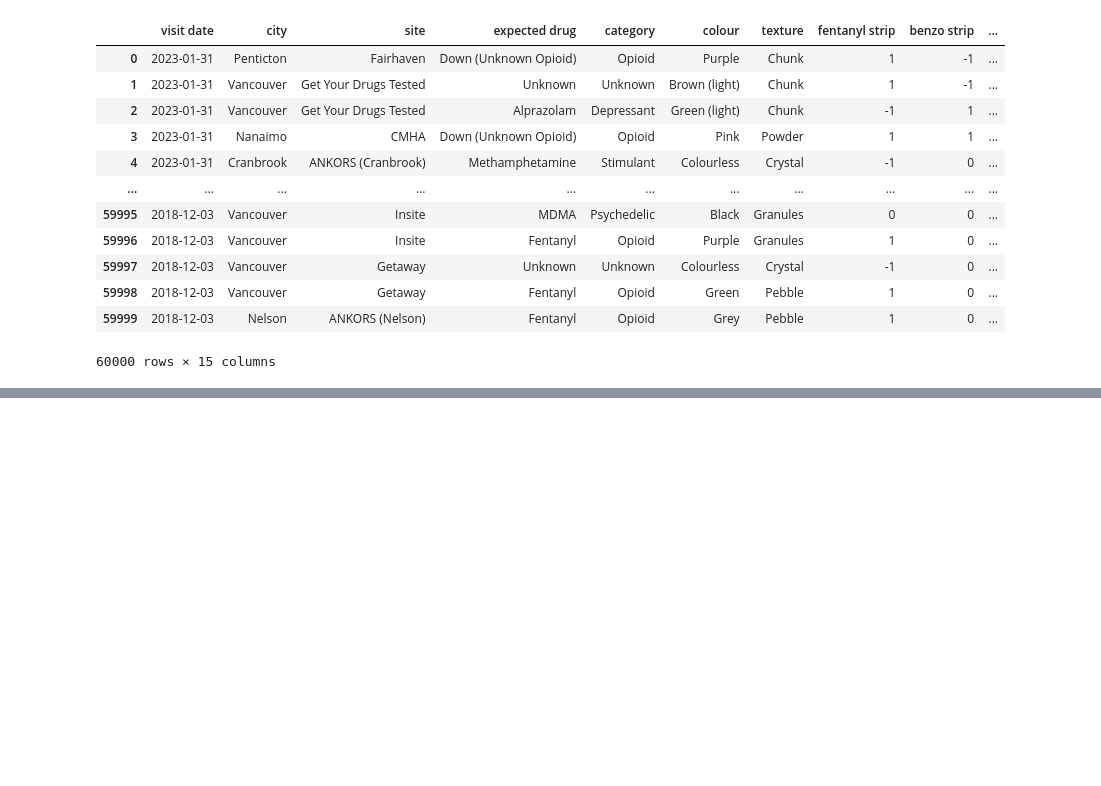
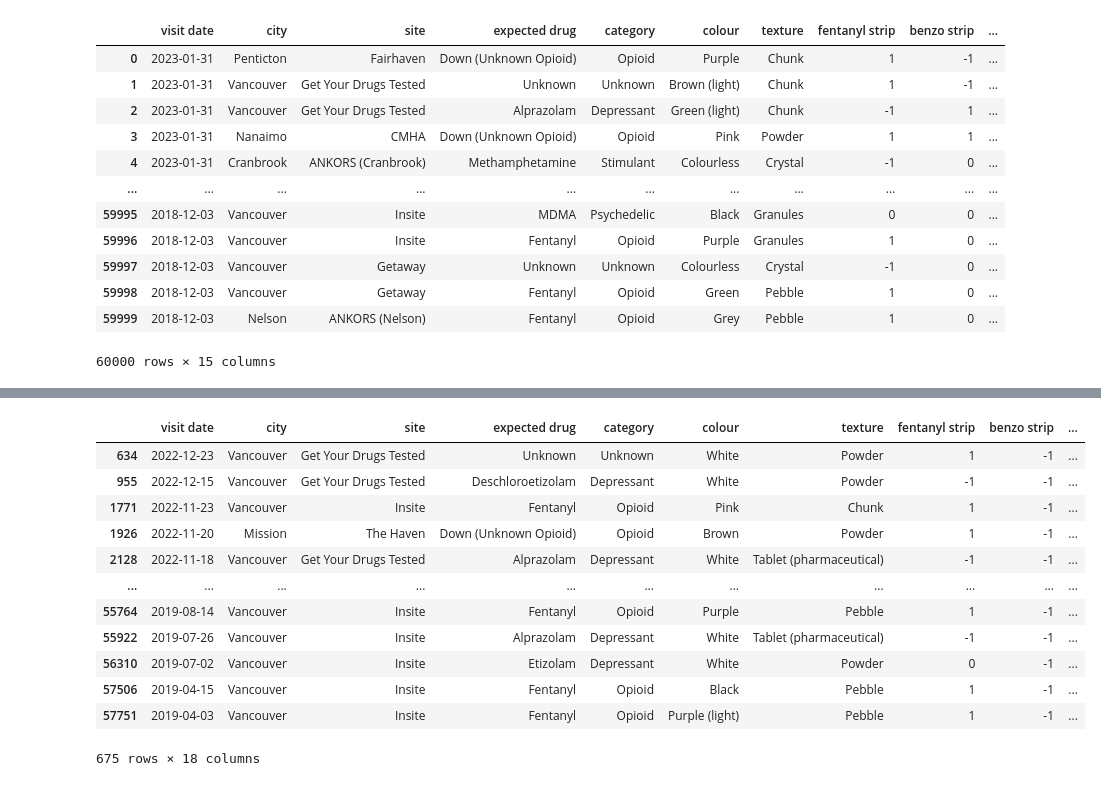
Before and after one commit to Graham-Broughton/drug-testing-project, a Jupyter notebook: notebooks/3.EDA_features_GB.ipynb, the cells around one changed output, grey strips where cells are left out. Cells and saved outputs as stored; diff of their text form; code cells hidden in the pictures; blank space fills up the shorter version.

```diff
--- a/notebooks/3.EDA_features_GB.ipynb
+++ b/notebooks/3.EDA_features_GB.ipynb
@@ -41,0 +29,3 @@ df.head(3)
+# %%
+df = pd.read_csv(os.path.join(CFG.PROCESSED_DATA_PATH, f"df-processed-{CFG.DATE}.csv"))
+df.head(3)
@@ -154,0 +158,56 @@ df['contains_opioids'] = opioids
+# %%
+opioids = df.loc[:, ftirs].applymap(lambda x: utils.opioid_present(x))
+opioids = opioids.apply(sum, axis=1).astype(bool).astype(int)
+df['contains_opioids'] = opioids
+
+df['total_opioids'] = np.where((df['contains_opioids'] == 1) | (df['fentanyl strip'] == 1), 1, 0)
+
+fig = go.Figure(go.Pie(
+    labels=df['total_opioids'].replace({1: "Positive", 0: "Negative"}).value_counts().index,
+    values=df['total_opioids'].value_counts().values,
+    hole=0.65
+))
+fig.update_traces(hoverinfo='value+percent', textinfo='label', textfont_size=20,
+                  marker=dict(line=dict(color='#000000', width=2)))
+fig.update_layout(
+    annotations=[
+        dict(text="Opioids<br>Present", x=0.5, y=0.5, font_size=20, showarrow=False)
+    ]
+)
+fig.show()
+# %%
+benzos = df.loc[:, ftirs].applymap(lambda x: utils.ftir_benzo(x))
+benzos = benzos.apply(sum, axis=1).astype(bool).astype(int)
+df['ftir_benzo'] = benzos
+
+df['total_benzos'] = np.where((df['ftir_benzo'] == 1) | (df['benzo strip'] == 1), 1, 0)
+
+fig = go.Figure(go.Pie(
+    labels=df['total_benzos'].replace({1: "Positive", 0: "Negative"}).value_counts().index,
+    values=df['total_benzos'].value_counts().values,
+    hole=0.65
+))
+fig.update_traces(hoverinfo='value+percent', textinfo='label', textfont_size=20,
+                  marker=dict(line=dict(color='#000000', width=2)))
+fig.update_layout(
+    annotations=[
+        dict(text="Benzos<br>Present", x=0.5, y=0.5, font_size=20, showarrow=False)
+    ]
+)
+fig.show()
+# %%
+df[(df['ftir_benzo'] == 1) & (df['benzo strip'] == -1)]
+# %% [output]
+|  | visit date | city | site | expected drug | category | colour | texture | fentanyl strip | benzo strip | ... |
+| 634 | 2022-12-23 | Vancouver | Get Your Drugs Tested | Unknown | Unknown | White | Powder | 1 | -1 | ... |
+| 955 | 2022-12-15 | Vancouver | Get Your Drugs Tested | Deschloroetizolam | Depressant | White | Powder | -1 | -1 | ... |
+| 1771 | 2022-11-23 | Vancouver | Insite | Fentanyl | Opioid | Pink | Chunk | 1 | -1 | ... |
+| 1926 | 2022-11-20 | Mission | The Haven | Down (Unknown Opioid) | Opioid | Brown | Powder | 1 | -1 | ... |
+| 2128 | 2022-11-18 | Vancouver | Get Your Drugs Tested | Alprazolam | Depressant | White | Tablet (pharmaceutical) | -1 | -1 | ... |
+| ... | ... | ... | ... | ... | ... | ... | ... | ... | ... | ... |
+| 55764 | 2019-08-14 | Vancouver | Insite | Fentanyl | Opioid | Purple | Pebble | 1 | -1 | ... |
+| 55922 | 2019-07-26 | Vancouver | Insite | Alprazolam | Depressant | White | Tablet (pharmaceutical) | -1 | -1 | ... |
+| 56310 | 2019-07-02 | Vancouver | Insite | Etizolam | Depressant | White | Powder | 0 | -1 | ... |
+| 57506 | 2019-04-15 | Vancouver | Insite | Fentanyl | Opioid | Black | Pebble | 1 | -1 | ... |
+| 57751 | 2019-04-03 | Vancouver | Insite | Fentanyl | Opioid | Purple (light) | Pebble | 1 | -1 | ... |
+675 rows × 18 columns
```
Also changed, not shown: parts of 34 cells of this notebook, 12 other files.
